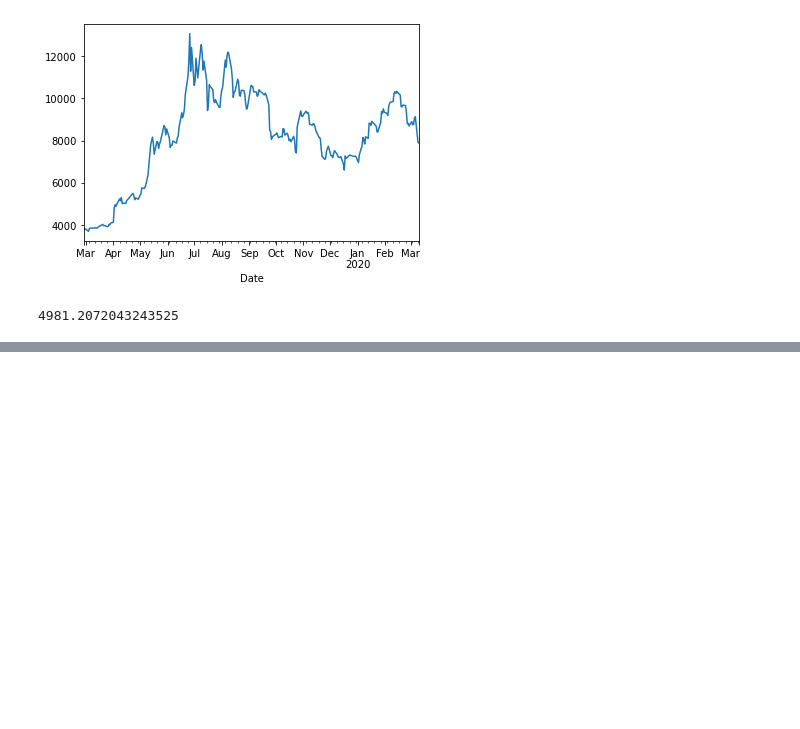
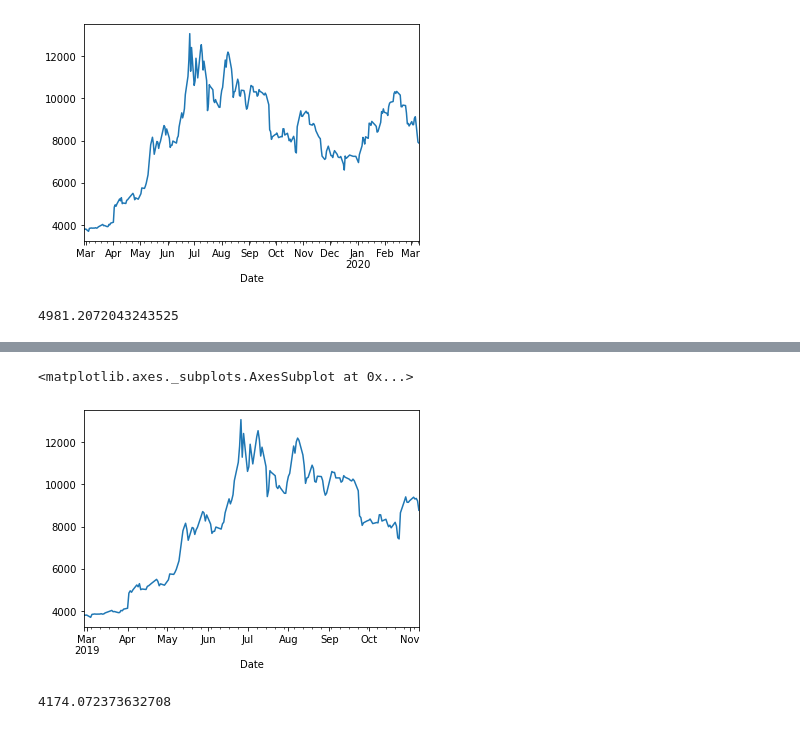
Before and after one commit to herrfeder/DataScientist, a Jupyter notebook: Project_05_Capstone_Stock_Chart_Analysis/03_model_ARIMAX.ipynb, the cells around one changed output, grey strips where cells are left out. Cells and saved outputs as stored; diff of their text form; code cells hidden in the pictures; blank space fills up the shorter version.

```diff
--- a/Project_05_Capstone_Stock_Chart_Analysis/03_model_ARIMAX.ipynb
+++ b/Project_05_Capstone_Stock_Chart_Analysis/03_model_ARIMAX.ipynb
@@ -212,0 +234,9 @@ sqrt(mean_squared_error(forecast.predicted_mean, valid["bitcoin_Price"]))
+# %%
+valid['bitcoin_Price'][:255].plot()
+# %% [output]
+<matplotlib.axes._subplots.AxesSubplot at 0x...>
+[figure, added]
+# %%
+sqrt(mean_squared_error((var_forecast["bitcoin_Price"].values + forecast.predicted_mean[:255].values), valid["bitcoin_Price"][:255]))
+# %% [output]
+4174.072373632708
```
Also changed, not shown: parts of 6 cells of this notebook, 4 other files.
